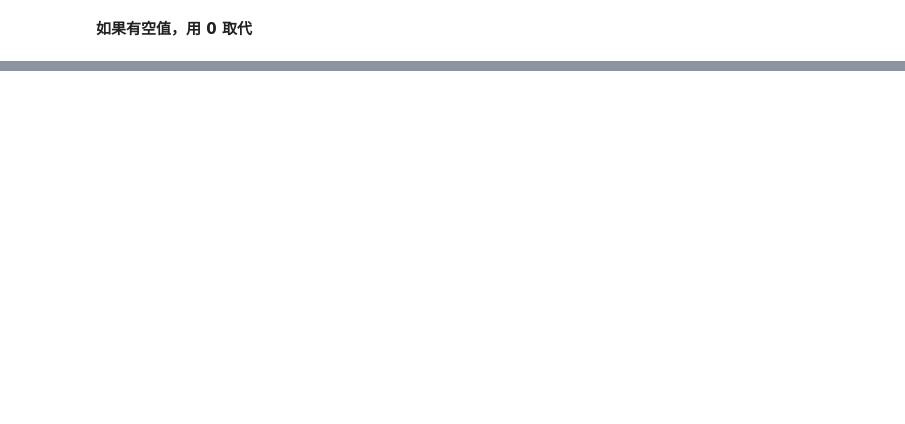
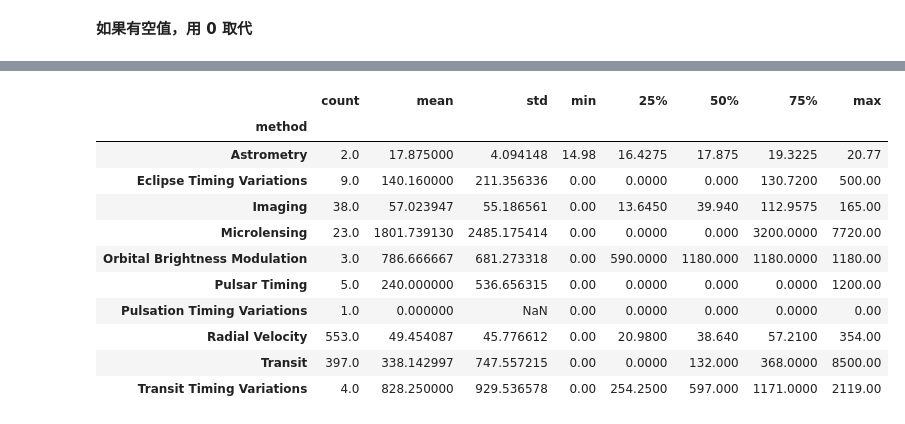
Before and after one commit to shangxiwu/data_analysis, a Jupyter notebook: Mod15_Aggregation_and_Grouping.ipynb, the cells around one changed output, grey strips where cells are left out. Cells and saved outputs as stored; diff of their text form; code cells hidden in the pictures; blank space fills up the shorter version.

```diff
--- a/Mod15_Aggregation_and_Grouping.ipynb
+++ b/Mod15_Aggregation_and_Grouping.ipynb
@@ -301,0 +417,15 @@ df.groupby('key').apply(norm_by_data2)
+# %%
+planets.fillna(0).groupby('method')['distance'].describe()
+# %% [output]
+|  | count | mean | std | min | 25% | 50% | 75% | max |
+| method |  |  |  |  |  |  |  |  |
+| Astrometry | 2.0 | 17.875000 | 4.094148 | 14.98 | 16.4275 | 17.875 | 19.3225 | 20.77 |
+| Eclipse Timing Variations | 9.0 | 140.160000 | 211.356336 | 0.00 | 0.0000 | 0.000 | 130.7200 | 500.00 |
+| Imaging | 38.0 | 57.023947 | 55.186561 | 0.00 | 13.6450 | 39.940 | 112.9575 | 165.00 |
+| Microlensing | 23.0 | 1801.739130 | 2485.175414 | 0.00 | 0.0000 | 0.000 | 3200.0000 | 7720.00 |
+| Orbital Brightness Modulation | 3.0 | 786.666667 | 681.273318 | 0.00 | 590.0000 | 1180.000 | 1180.0000 | 1180.00 |
+| Pulsar Timing | 5.0 | 240.000000 | 536.656315 | 0.00 | 0.0000 | 0.000 | 0.0000 | 1200.00 |
+| Pulsation Timing Variations | 1.0 | 0.000000 | NaN | 0.00 | 0.0000 | 0.000 | 0.0000 | 0.00 |
+| Radial Velocity | 553.0 | 49.454087 | 45.776612 | 0.00 | 20.9800 | 38.640 | 57.2100 | 354.00 |
+| Transit | 397.0 | 338.142997 | 747.557215 | 0.00 | 0.0000 | 132.000 | 368.0000 | 8500.00 |
+| Transit Timing Variations | 4.0 | 828.250000 | 929.536578 | 0.00 | 254.2500 | 597.000 | 1171.0000 | 2119.00 |
```
Also changed, not shown: parts of 18 cells of this notebook, 1 other file.
